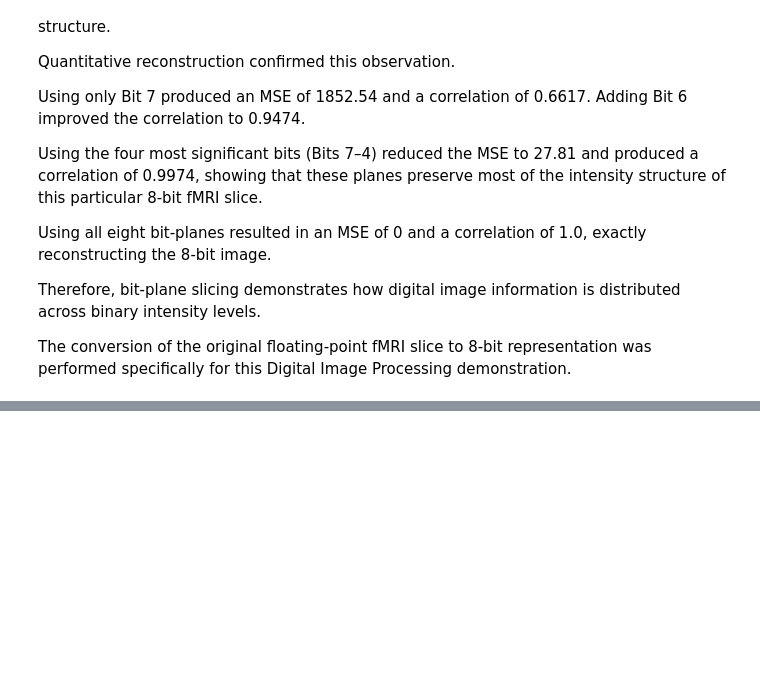
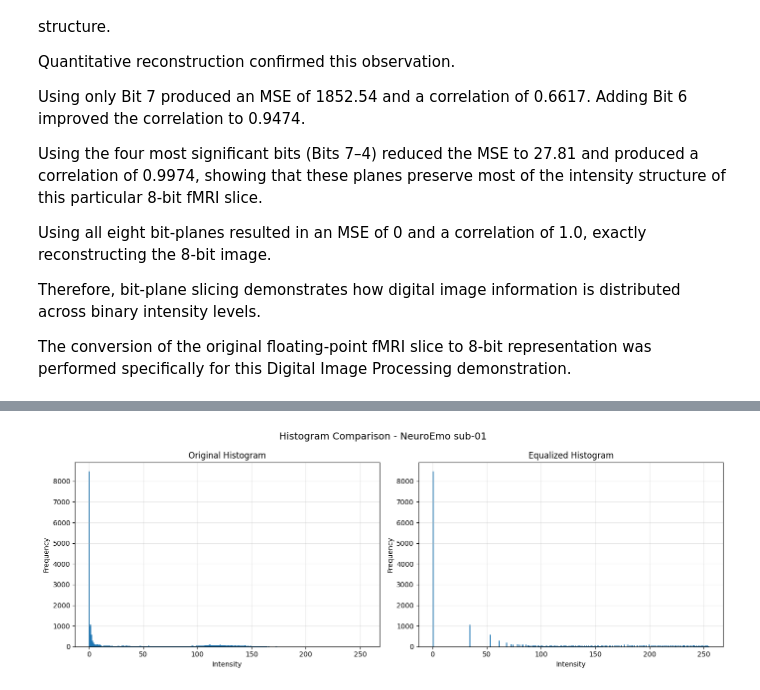
Before and after one commit to SharveshC/DIP_Capstone, a Jupyter notebook: notebook/samp.ipynb, the cells around one changed output, grey strips where cells are left out. Saved outputs shown, nothing was run; the diff lists cells and outputs as text; code cells hidden in the pictures; blank space fills up the shorter version.

```diff
--- a/notebook/samp.ipynb
+++ b/notebook/samp.ipynb
@@ -3240,0 +3757,53 @@ Digital Image Processing demonstration.
+# %%
+# ============================================================
+# HISTOGRAM EQUALIZATION
+# Step 10: Before vs After Histogram
+# ============================================================
+
+plt.figure(figsize=(14, 5))
+
+# ------------------------------------------------------------
+# Original histogram
+# ------------------------------------------------------------
+
+plt.subplot(1, 2, 1)
+
+plt.hist(
+    image_8bit.flatten(),
+    bins=256,
+    range=(0, 255)
+)
+
+plt.xlabel("Intensity")
+plt.ylabel("Frequency")
+plt.title("Original Histogram")
+plt.grid(alpha=0.3)
+
+
+# ------------------------------------------------------------
+# Equalized histogram
+# ------------------------------------------------------------
+
+plt.subplot(1, 2, 2)
+
+plt.hist(
+    equalized_image.flatten(),
+    bins=256,
+    range=(0, 255)
+)
+
+plt.xlabel("Intensity")
+plt.ylabel("Frequency")
+plt.title("Equalized Histogram")
+plt.grid(alpha=0.3)
+
+
+plt.suptitle(
+    "Histogram Comparison - NeuroEmo sub-01",
+    fontsize=14
+)
+
+plt.tight_layout()
+plt.show()
+# %% [output]
+[figure, added]
```
Also changed, not shown: parts of 19 cells of this notebook.
